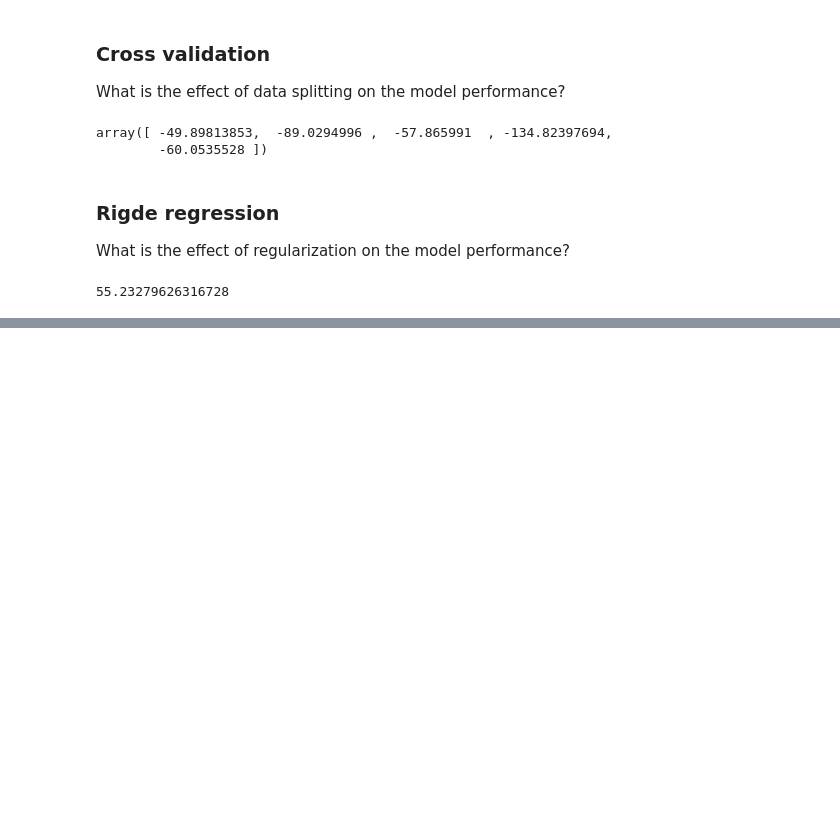
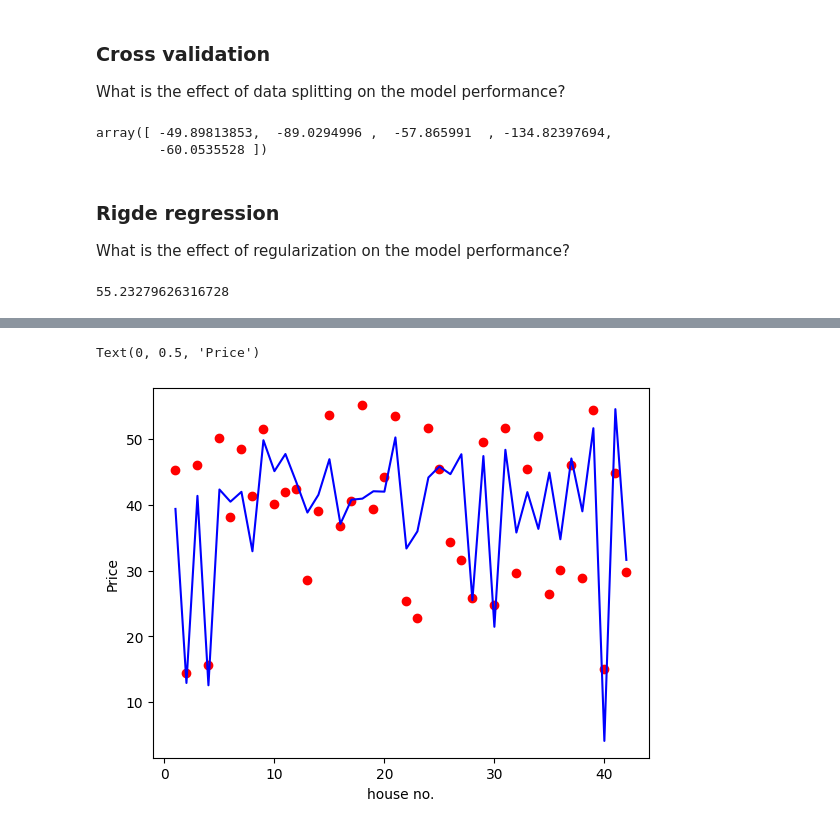
Before and after one commit to tieuandpepper/CHEE-6397_Labs, a Jupyter notebook: lab3.ipynb, the cells around one changed output, grey strips where cells are left out. Cells and saved outputs as stored; diff of their text form; code cells hidden in the pictures; blank space fills up the shorter version.

```diff
--- a/lab3.ipynb
+++ b/lab3.ipynb
@@ -295,0 +307,9 @@ plot_scatter(y_test, y_pred, "Actual", "Prediction")
+# %%
+x_numbering = list(range(1,len(y_test)+1))
+plt.scatter(x_numbering,y_test, color = "red")
+plt.plot(x_numbering,y_pred,color = "blue")
+plt.xlabel('house no.')
+plt.ylabel('Price')
+# %% [output]
+Text(0, 0.5, 'Price')
+[figure, added]
```
Also changed, not shown: parts of 7 cells of this notebook.
